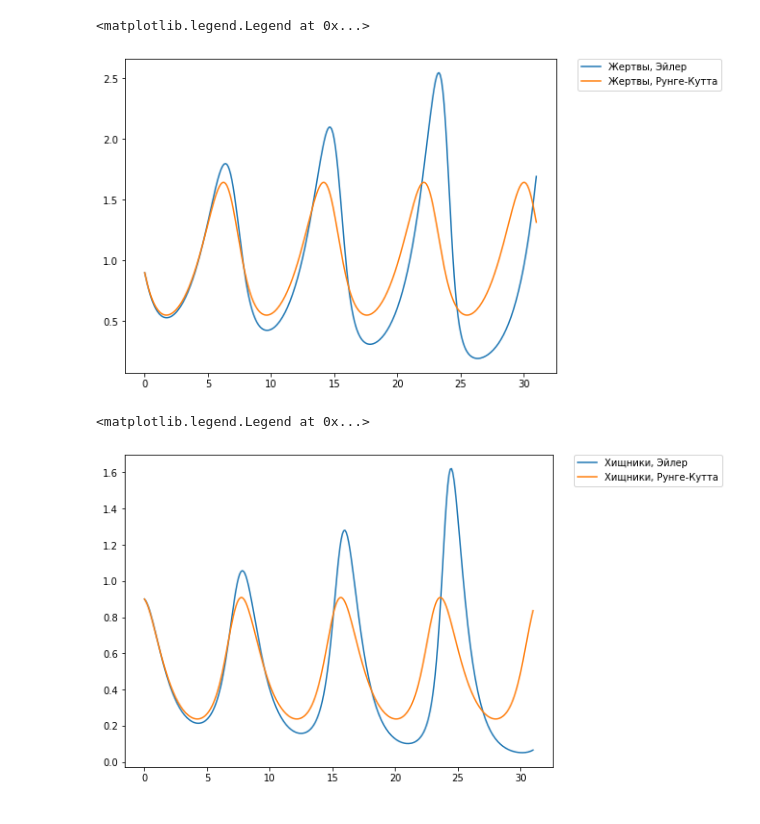
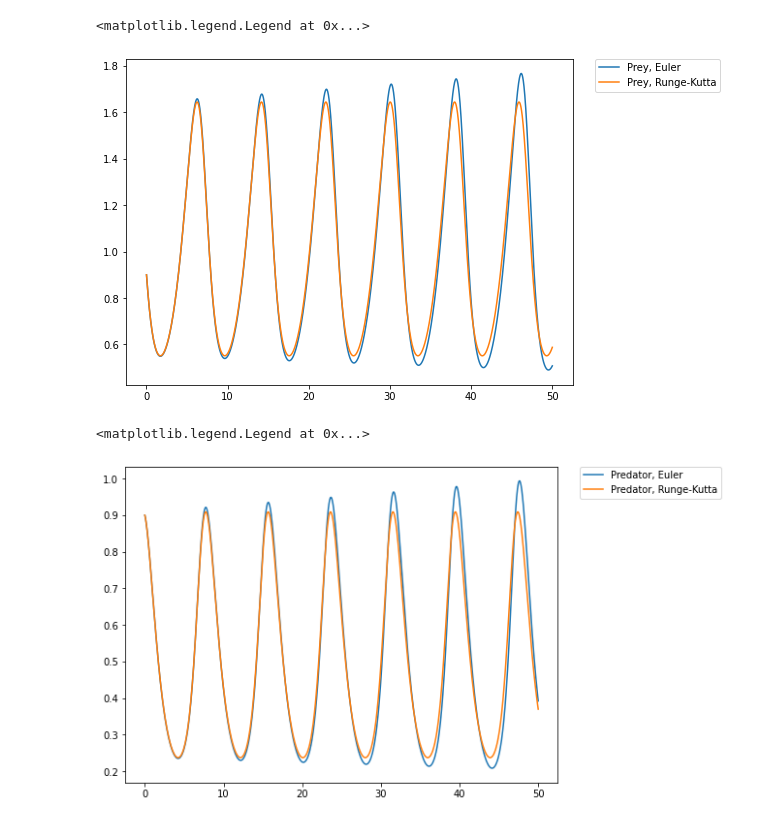
Before and after one commit to cmlimm/uni-projects, a Jupyter notebook: Mathematical-Modelling/predator-prey.ipynb, the cells around one changed output. Drawn from its saved outputs; the diff is of its cells as text; code cells hidden in the pictures.

```diff
--- a/Mathematical-Modelling/predator-prey.ipynb
+++ b/Mathematical-Modelling/predator-prey.ipynb
@@ -29,6 +39,6 @@ def euler(iterations, initial, step, a=2/3, b=4/3, c=1, d=1):
 # %%
-iterations = 31
+iterations = 50
 initial = (0.9, 0.9)
-step = 0.1
+step = 0.01
 # %%
 time_e, prey_e, predator_e = euler(iterations, initial, step)
@@ -89,16 +115,16 @@ plt.legend(bbox_to_anchor=(1.05, 1), loc='upper left', borderaxespad=0.)
 # %%
-line1, = plt.plot(time_e, prey_e, label = 'Жертвы, Эйлер')
-line3, = plt.plot(time_rk, prey_rk, label = 'Жертвы, Рунге-Кутта')
+line1, = plt.plot(time_e, prey_e, label = 'Prey, Euler')
+line3, = plt.plot(time_rk, prey_rk, label = 'Prey, Runge-Kutta')
 plt.legend(handles=[line1, line3])
 plt.legend(bbox_to_anchor=(1.05, 1), loc='upper left', borderaxespad=0.)
 # %% [output]
 <matplotlib.legend.Legend at 0x...>
-[figure, old version]
+[figure, new version]
 # %%
-line2, = plt.plot(time_e, predator_e, label = 'Хищники, Эйлер')
-line4, = plt.plot(time_rk, predator_rk, label = 'Хищники, Рунге-Кутта')
+line2, = plt.plot(time_e, predator_e, label = 'Predator, Euler')
+line4, = plt.plot(time_rk, predator_rk, label = 'Predator, Runge-Kutta')
 plt.legend(handles=[line2, line4])
 plt.legend(bbox_to_anchor=(1.05, 1), loc='upper left', borderaxespad=0.)
 # %% [output]
 <matplotlib.legend.Legend at 0x...>
-[figure, old version]
+[figure, new version]
```
Also changed, not shown: parts of 21 cells of this notebook, 10 other files.
